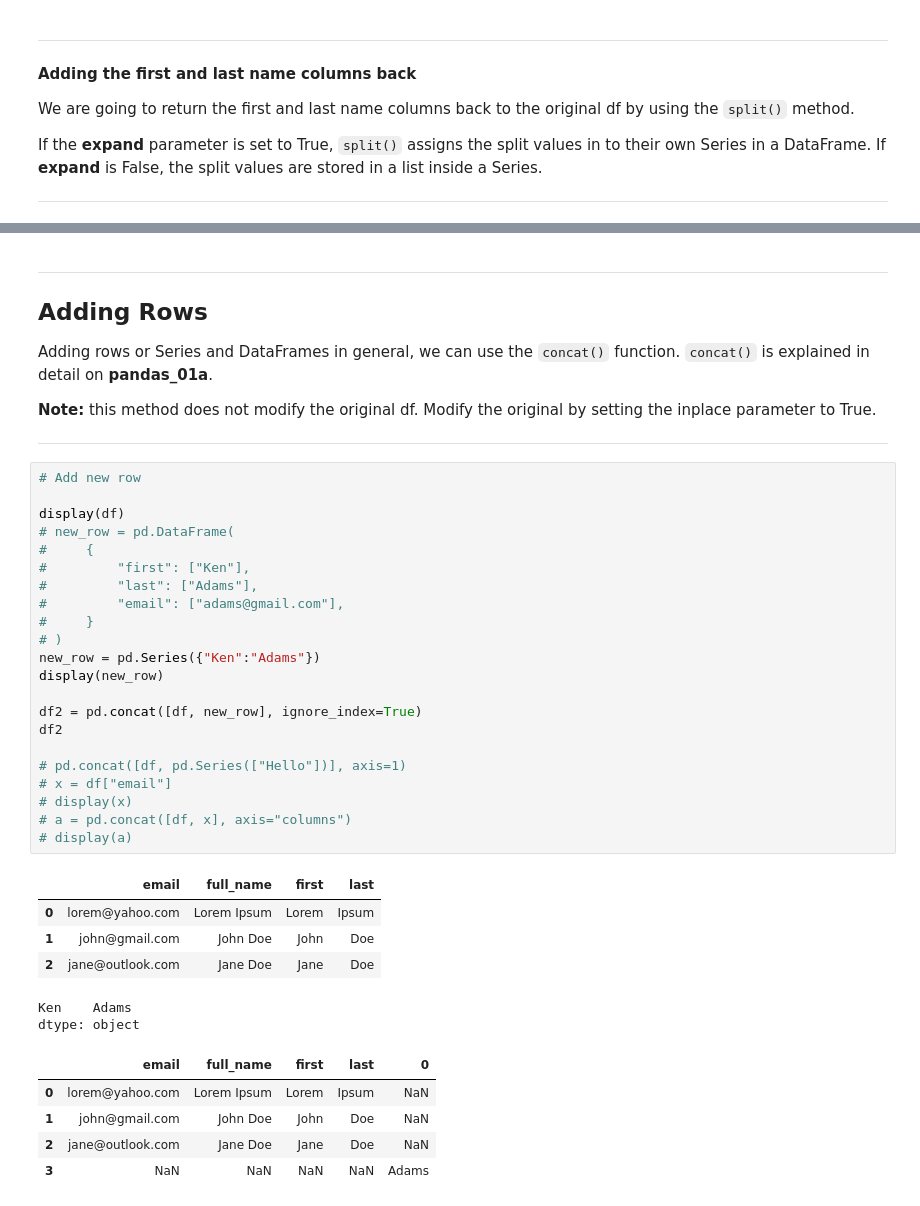
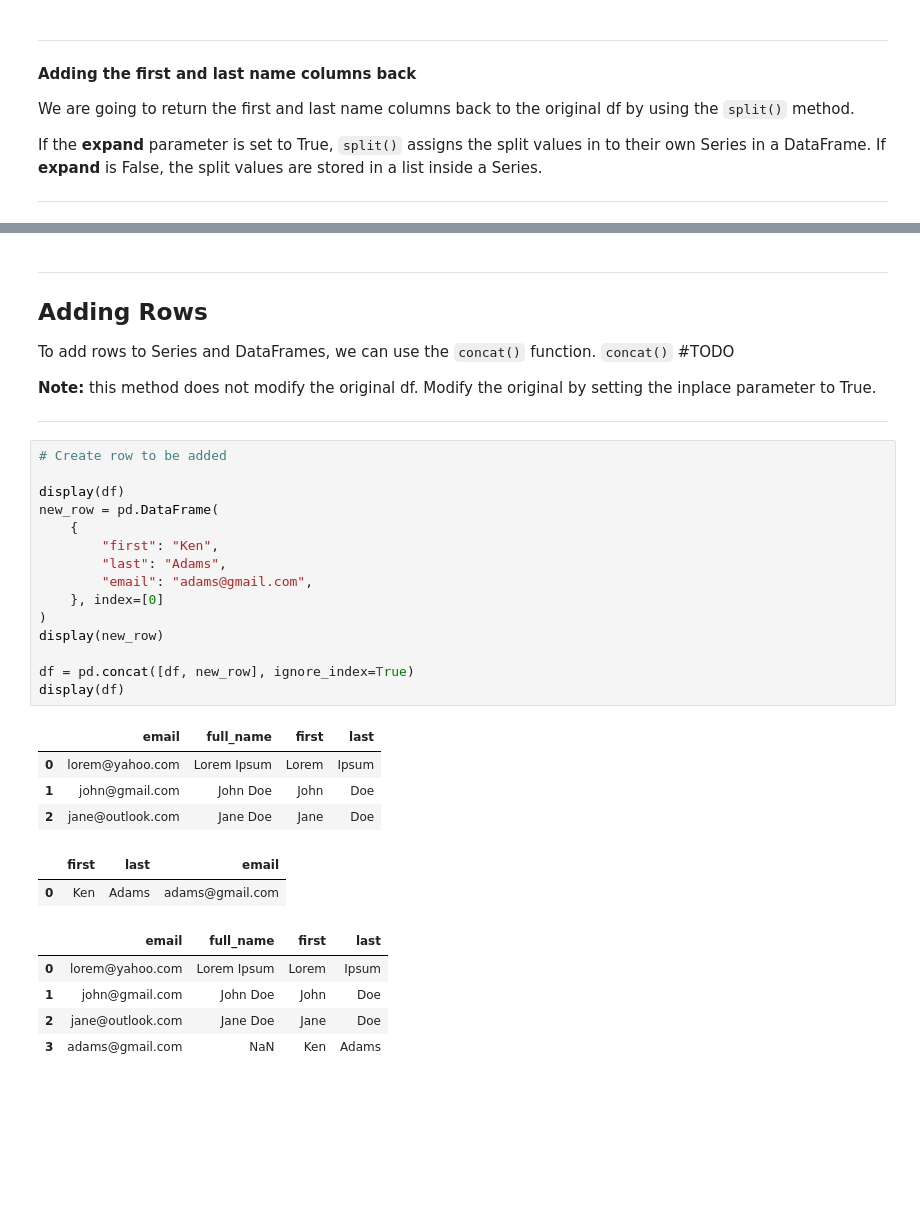
Before and after one commit to thandora/pandas-notes, a Jupyter notebook: pandas_06a.ipynb, the cells around one changed output, grey strips where cells are left out. Saved outputs shown, nothing was run; the diff lists cells and outputs as text; blank space fills up the shorter version.

```diff
--- a/pandas_06a.ipynb
+++ b/pandas_06a.ipynb
@@ -98,42 +177,35 @@ display(df)
 # %% [markdown]
 ---
 ## Adding Rows
-Adding rows or Series and DataFrames in general, we can use the `concat()` function. `concat()` is explained in detail on **pandas_01a**.
+To add rows to Series and DataFrames, we can use the `concat()` function. `concat()` #TODO
 
 **Note:** this method does not modify the original df. Modify the original by setting the inplace parameter to True.
 
 ---
 # %%
-# Add new row
+# Create row to be added
 
 display(df)
-# new_row = pd.DataFrame(
-#     {
-#         "first": ["Ken"],
-#         "last": ["Adams"],
-#         "email": ["adams@gmail.com"],
-#     }
-# )
-new_row = pd.Series({"Ken":"Adams"})
+new_row = pd.DataFrame(
+    {
+        "first": "Ken",
+        "last": "Adams",
+        "email": "adams@gmail.com",
+    }, index=[0]
+)
 display(new_row)
 
-df2 = pd.concat([df, new_row], ignore_index=True)
-df2
-
-# pd.concat([df, pd.Series(["Hello"])], axis=1)
-# x = df["email"]
-# display(x)
-# a = pd.concat([df, x], axis="columns")
-# display(a)
+df = pd.concat([df, new_row], ignore_index=True)
+display(df)
 # %% [output]
 |  | email | full_name | first | last |
 | 0 | lorem@yahoo.com | Lorem Ipsum | Lorem | Ipsum |
 | 1 | john@gmail.com | John Doe | John | Doe |
 | 2 | jane@outlook.com | Jane Doe | Jane | Doe |
-Ken    Adams
-dtype: object
-|  | email | full_name | first | last | 0 |
-| 0 | lorem@yahoo.com | Lorem Ipsum | Lorem | Ipsum | NaN |
-| 1 | john@gmail.com | John Doe | John | Doe | NaN |
-| 2 | jane@outlook.com | Jane Doe | Jane | Doe | NaN |
-| 3 | NaN | NaN | NaN | NaN | Adams |
+|  | first | last | email |
+| 0 | Ken | Adams | adams@gmail.com |
+|  | email | full_name | first | last |
+| 0 | lorem@yahoo.com | Lorem Ipsum | Lorem | Ipsum |
+| 1 | john@gmail.com | John Doe | John | Doe |
+| 2 | jane@outlook.com | Jane Doe | Jane | Doe |
+| 3 | adams@gmail.com | NaN | Ken | Adams |
```
Also changed, not shown: parts of 14 cells of this notebook.
